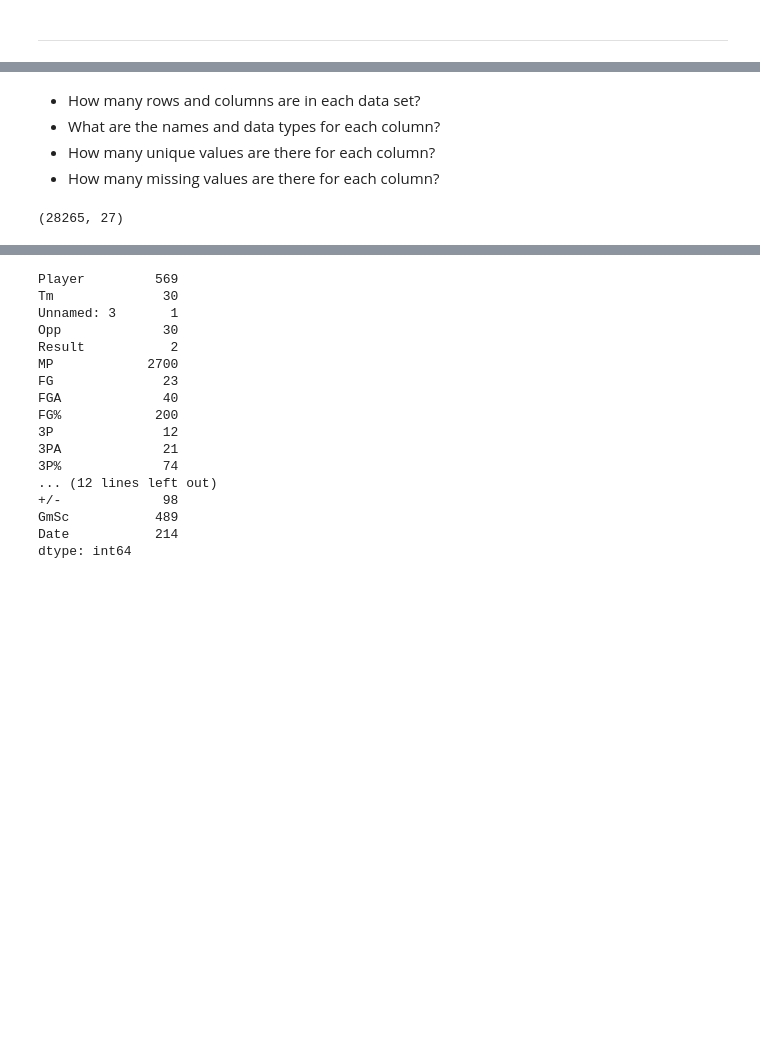
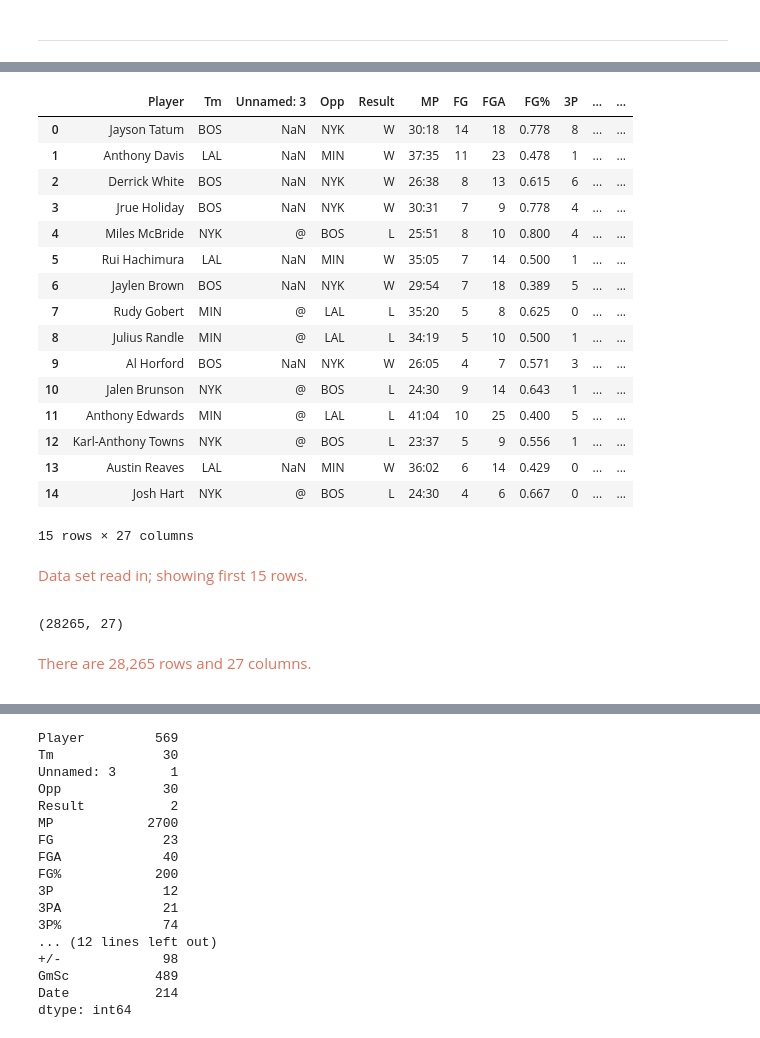
Before and after one commit to awomann/nba-prediction, a Jupyter notebook: Desktop/Coding/NBA Prediction/NBA_Predictive_Analytics.ipynb, the cells around one changed output, grey strips where cells are left out. Cells and saved outputs as stored; diff of their text form; code cells hidden in the pictures; blank space fills up the shorter version.

Commit message:
refactor: subset dataframe, rename columns for eda

```diff
--- a/Desktop/Coding/NBA Prediction/NBA_Predictive_Analytics.ipynb
+++ b/Desktop/Coding/NBA Prediction/NBA_Predictive_Analytics.ipynb
@@ -165,9 +135,37 @@ df.iloc[:10, 13:]
-# %% [markdown]
-- How many rows and columns are in each data set?
-- What are the names and data types for each column?
-- How many unique values are there for each column?
-- How many missing values are there for each column?
+# %%
+df = pd.read_csv('/Users/AMann/Desktop/Coding/NBA Prediction/nba_dailyleaders_full_24_25.csv')
+df.head(15)
+# %% [output]
+|  | Player | Tm | Unnamed: 3 | Opp | Result | MP | FG | FGA | FG% | 3P | ... | ... |
+| 0 | Jayson Tatum | BOS | NaN | NYK | W | 30:18 | 14 | 18 | 0.778 | 8 | ... | ... |
+| 1 | Anthony Davis | LAL | NaN | MIN | W | 37:35 | 11 | 23 | 0.478 | 1 | ... | ... |
+| 2 | Derrick White | BOS | NaN | NYK | W | 26:38 | 8 | 13 | 0.615 | 6 | ... | ... |
+| 3 | Jrue Holiday | BOS | NaN | NYK | W | 30:31 | 7 | 9 | 0.778 | 4 | ... | ... |
+| 4 | Miles McBride | NYK | @ | BOS | L | 25:51 | 8 | 10 | 0.800 | 4 | ... | ... |
+| 5 | Rui Hachimura | LAL | NaN | MIN | W | 35:05 | 7 | 14 | 0.500 | 1 | ... | ... |
+| 6 | Jaylen Brown | BOS | NaN | NYK | W | 29:54 | 7 | 18 | 0.389 | 5 | ... | ... |
+| 7 | Rudy Gobert | MIN | @ | LAL | L | 35:20 | 5 | 8 | 0.625 | 0 | ... | ... |
+| 8 | Julius Randle | MIN | @ | LAL | L | 34:19 | 5 | 10 | 0.500 | 1 | ... | ... |
+| 9 | Al Horford | BOS | NaN | NYK | W | 26:05 | 4 | 7 | 0.571 | 3 | ... | ... |
+| 10 | Jalen Brunson | NYK | @ | BOS | L | 24:30 | 9 | 14 | 0.643 | 1 | ... | ... |
+| 11 | Anthony Edwards | MIN | @ | LAL | L | 41:04 | 10 | 25 | 0.400 | 5 | ... | ... |
+| 12 | Karl-Anthony Towns | NYK | @ | BOS | L | 23:37 | 5 | 9 | 0.556 | 1 | ... | ... |
+| 13 | Austin Reaves | LAL | NaN | MIN | W | 36:02 | 6 | 14 | 0.429 | 0 | ... | ... |
+| 14 | Josh Hart | NYK | @ | BOS | L | 24:30 | 4 | 6 | 0.667 | 0 | ... | ... |
+15 rows × 27 columns
+# %% [markdown]
+<span style="color:#E2725B">
+
+Data set read in; showing first 15 rows.
+
+</span>
 # %%
 df.shape
 # %% [output]
 (28265, 27)
+# %% [markdown]
+<span style="color:#E2725B">
+
+There are 28,265 rows and 27 columns.
+
+</span>
```
Also changed, not shown: parts of 46 cells of this notebook, 1 other file.
